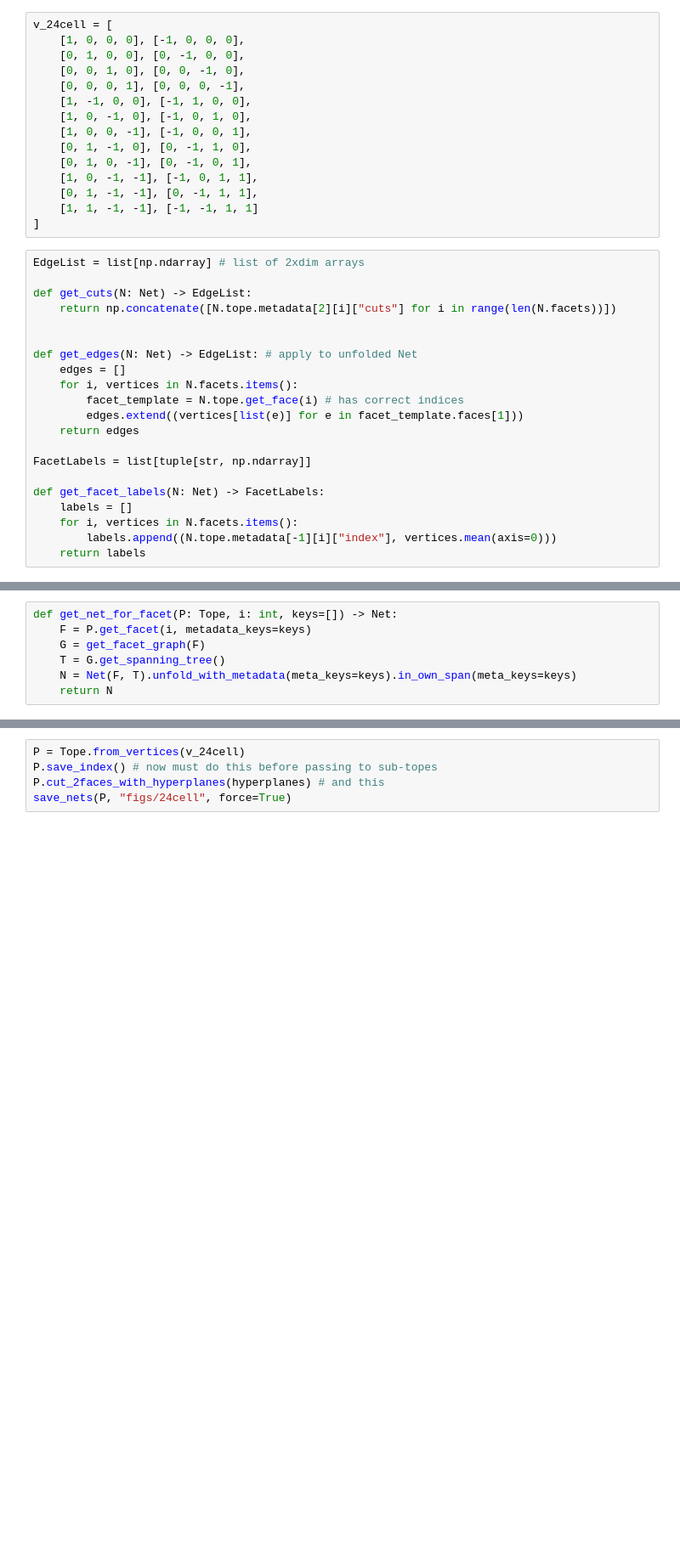
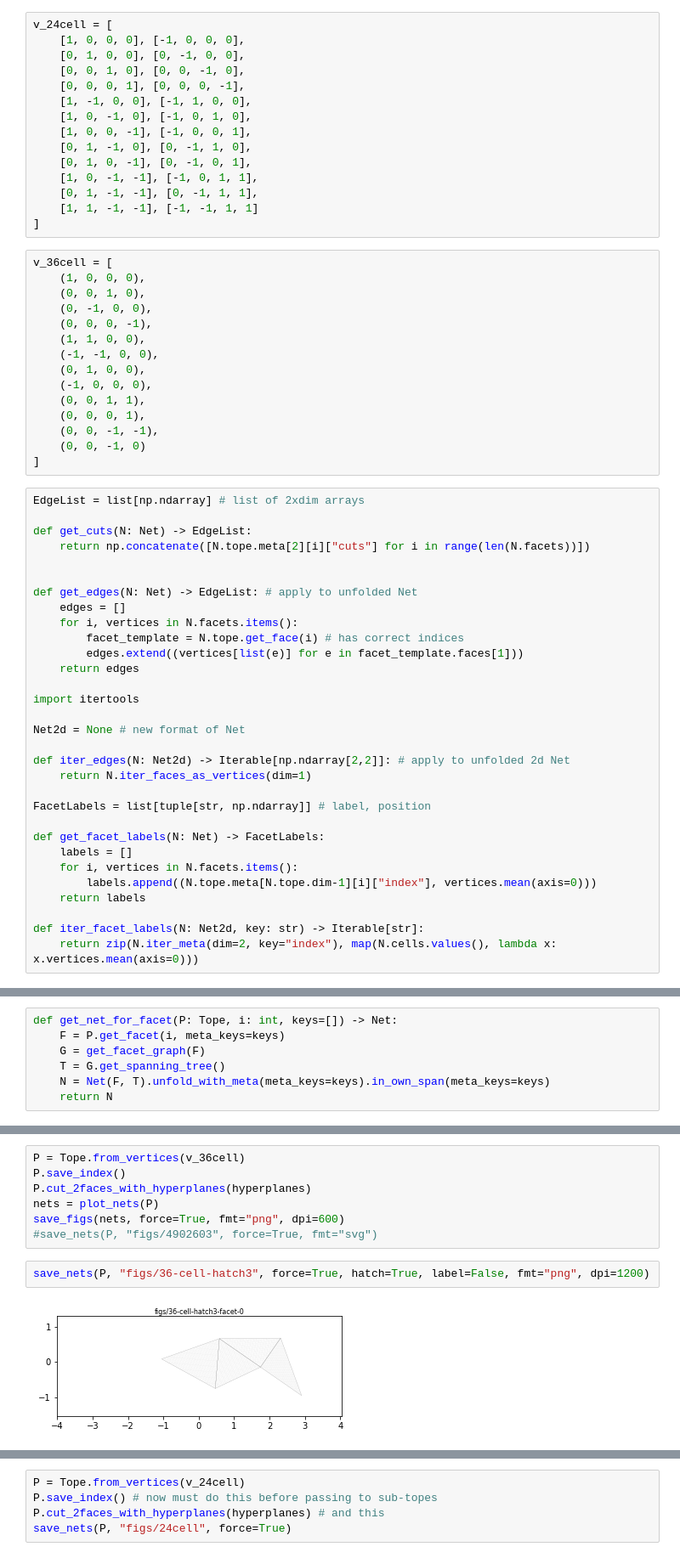
Before and after one commit to awmacpherson/polytope-unfolder, a Jupyter notebook: nets.ipynb, the cells around one changed output, grey strips where cells are left out. Shown at 85% size. Drawn from its saved outputs; the diff is of its cells as text; blank space fills up the shorter version.

```diff
--- a/nets.ipynb
+++ b/nets.ipynb
@@ -24,11 +25,26 @@ v_24cell = [
     [0, 1, -1, -1], [0, -1, 1, 1],
     [1, 1, -1, -1], [-1, -1, 1, 1]
 ]
+# %%
+v_36cell = [
+    (1, 0, 0, 0),
+    (0, 0, 1, 0),
+    (0, -1, 0, 0),
+    (0, 0, 0, -1),
+    (1, 1, 0, 0),
+    (-1, -1, 0, 0),
+    (0, 1, 0, 0),
+    (-1, 0, 0, 0),
+    (0, 0, 1, 1),
+    (0, 0, 0, 1),
+    (0, 0, -1, -1),
+    (0, 0, -1, 0)
+]
 # %%
 EdgeList = list[np.ndarray] # list of 2xdim arrays
 
 def get_cuts(N: Net) -> EdgeList:
-    return np.concatenate([N.tope.metadata[2][i]["cuts"] for i in range(len(N.facets))])
+    return np.concatenate([N.tope.meta[2][i]["cuts"] for i in range(len(N.facets))])
 
 
 def get_edges(N: Net) -> EdgeList: # apply to unfolded Net
@@ -38,13 +54,23 @@ def get_edges(N: Net) -> EdgeList: # apply to unfolded Net
         edges.extend((vertices[list(e)] for e in facet_template.faces[1]))
     return edges
 
-FacetLabels = list[tuple[str, np.ndarray]]
+import itertools
+
+Net2d = None # new format of Net
+
+def iter_edges(N: Net2d) -> Iterable[np.ndarray[2,2]]: # apply to unfolded 2d Net
+    return N.iter_faces_as_vertices(dim=1)
+
+FacetLabels = list[tuple[str, np.ndarray]] # label, position
 
 def get_facet_labels(N: Net) -> FacetLabels:
     labels = []
     for i, vertices in N.facets.items():
-        labels.append((N.tope.metadata[-1][i]["index"], vertices.mean(axis=0)))
+        labels.append((N.tope.meta[N.tope.dim-1][i]["index"], vertices.mean(axis=0)))
     return labels
+
+def iter_facet_labels(N: Net2d, key: str) -> Iterable[str]:
+    return zip(N.iter_meta(dim=2, key="index"), map(N.cells.values(), lambda x: x.vertices.mean(axis=0)))
 # %%
 import matplotlib.pyplot as plt
 from matplotlib.collections import LineCollection # container for line segments
@@ -54,9 +79,9 @@ import random
 # %%
 def get_net_for_facet(P: Tope, i: int, keys=[]) -> Net:
-    F = P.get_facet(i, metadata_keys=keys)
+    F = P.get_facet(i, meta_keys=keys)
     G = get_facet_graph(F)
     T = G.get_spanning_tree()
-    N = Net(F, T).unfold_with_metadata(meta_keys=keys).in_own_span(meta_keys=keys)
+    N = Net(F, T).unfold_with_meta(meta_keys=keys).in_own_span(meta_keys=keys)
     return N
 # %%
 MARGIN_FACTOR = 1.1
@@ -133,2 +282,13 @@ hyperplanes = get_hyperplanes(
 #    np.array([1,0,0,0]), np.array([0,1,0,0]), np.array([0,0,1,0]), np.array([0,0,0,1])
 )
+# %%
+P = Tope.from_vertices(v_36cell)
+P.save_index()
+P.cut_2faces_with_hyperplanes(hyperplanes)
+nets = plot_nets(P)
+save_figs(nets, force=True, fmt="png", dpi=600)
+#save_nets(P, "figs/4902603", force=True, fmt="svg")
+# %%
+save_nets(P, "figs/36-cell-hatch3", force=True, hatch=True, label=False, fmt="png", dpi=1200)
+# %% [output]
+[figure, added]
```
Also changed, not shown: parts of 8 cells of this notebook, 7 other files.
